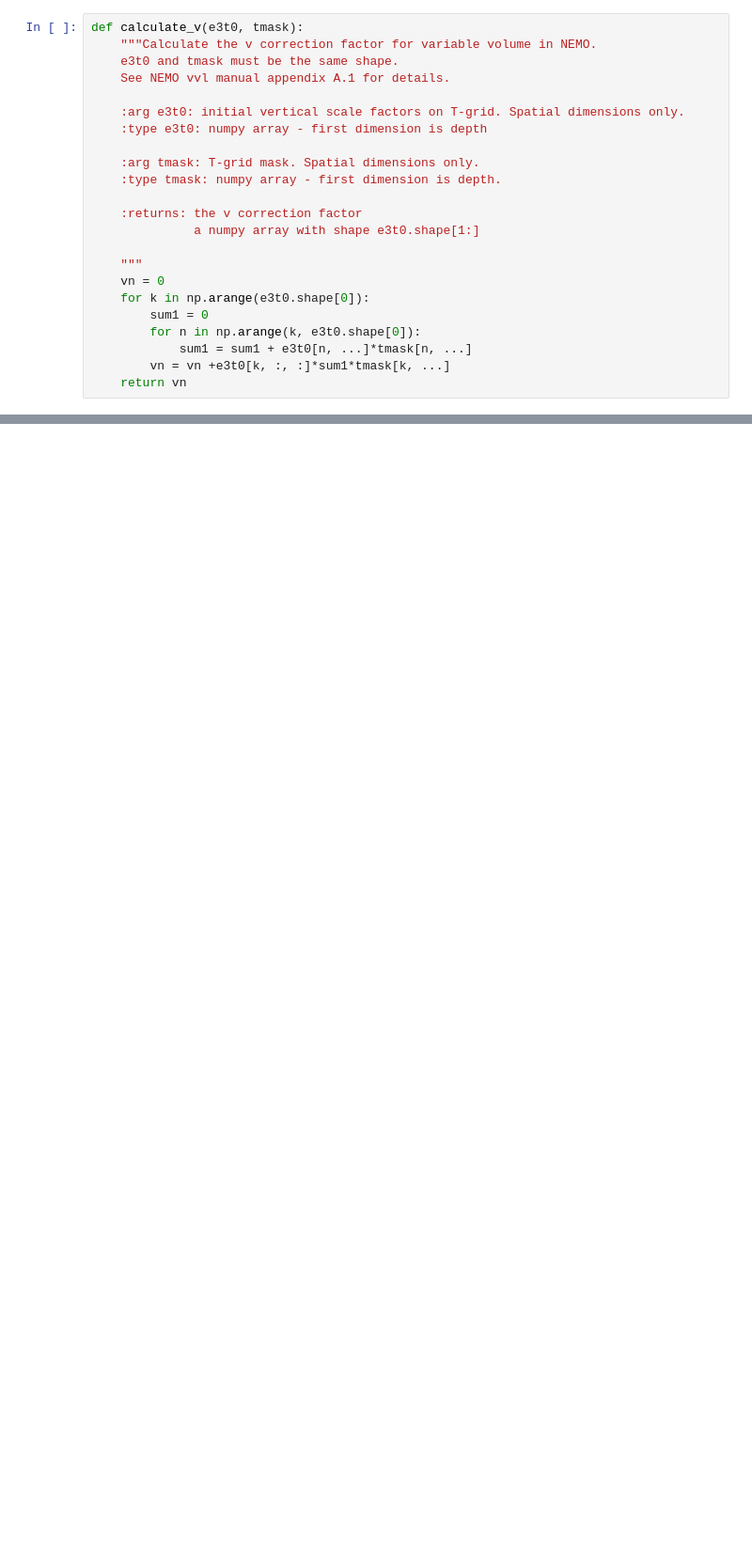
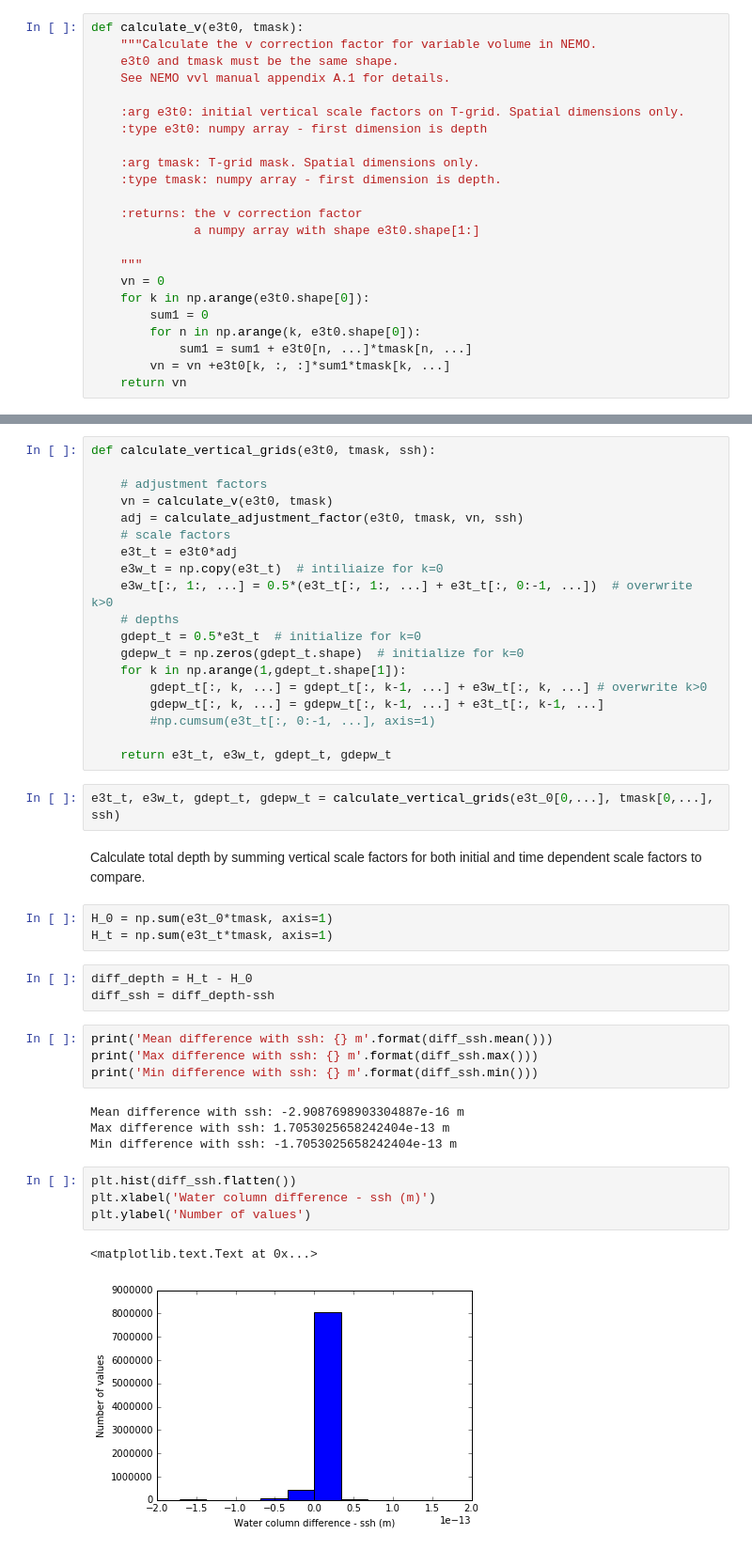
Before and after one commit to SalishSeaCast/analysis-nancy, a Jupyter notebook: notebooks/energy_flux/Barotropic to baroclinic conversion - development.ipynb, the cells around one changed output, grey strips where cells are left out. Shown at 94% size. Cells and saved outputs as stored; diff of their text form; blank space fills up the shorter version.

Commit message:
Some checks on time-dependent scale factors.

```diff
--- a/notebooks/energy_flux/Barotropic to baroclinic conversion - development.ipynb
+++ b/notebooks/energy_flux/Barotropic to baroclinic conversion - development.ipynb
@@ -358,0 +265,44 @@ print(gdepw_0[0,:,400,300]*tmask[0,:,400,300])
+# %%
+def calculate_vertical_grids(e3t0, tmask, ssh):
+
+    # adjustment factors
+    vn = calculate_v(e3t0, tmask)
+    adj = calculate_adjustment_factor(e3t0, tmask, vn, ssh)
+    # scale factors
+    e3t_t = e3t0*adj
+    e3w_t = np.copy(e3t_t)  # intiliaize for k=0
+    e3w_t[:, 1:, ...] = 0.5*(e3t_t[:, 1:, ...] + e3t_t[:, 0:-1, ...])  # overwrite k>0
+    # depths
+    gdept_t = 0.5*e3t_t  # initialize for k=0
+    gdepw_t = np.zeros(gdept_t.shape)  # initialize for k=0
+    for k in np.arange(1,gdept_t.shape[1]):
+        gdept_t[:, k, ...] = gdept_t[:, k-1, ...] + e3w_t[:, k, ...] # overwrite k>0
+        gdepw_t[:, k, ...] = gdepw_t[:, k-1, ...] + e3t_t[:, k-1, ...]
+        #np.cumsum(e3t_t[:, 0:-1, ...], axis=1)
+
+    return e3t_t, e3w_t, gdept_t, gdepw_t
+# %%
+e3t_t, e3w_t, gdept_t, gdepw_t = calculate_vertical_grids(e3t_0[0,...], tmask[0,...], ssh)
+# %% [markdown]
+Calculate total depth by summing vertical scale factors for both initial and time dependent scale factors to compare.
+# %%
+H_0 = np.sum(e3t_0*tmask, axis=1)
+H_t = np.sum(e3t_t*tmask, axis=1)
+# %%
+diff_depth = H_t - H_0
+diff_ssh = diff_depth-ssh
+# %%
+print('Mean difference with ssh: {} m'.format(diff_ssh.mean()))
+print('Max difference with ssh: {} m'.format(diff_ssh.max()))
+print('Min difference with ssh: {} m'.format(diff_ssh.min()))
+# %% [output]
+Mean difference with ssh: -2.9087698903304887e-16 m
+Max difference with ssh: 1.7053025658242404e-13 m
+Min difference with ssh: -1.7053025658242404e-13 m
+# %%
+plt.hist(diff_ssh.flatten())
+plt.xlabel('Water column difference - ssh (m)')
+plt.ylabel('Number of values')
+# %% [output]
+<matplotlib.text.Text at 0x...>
+[figure, added]
```
Also changed, not shown: parts of 35 cells of this notebook.
